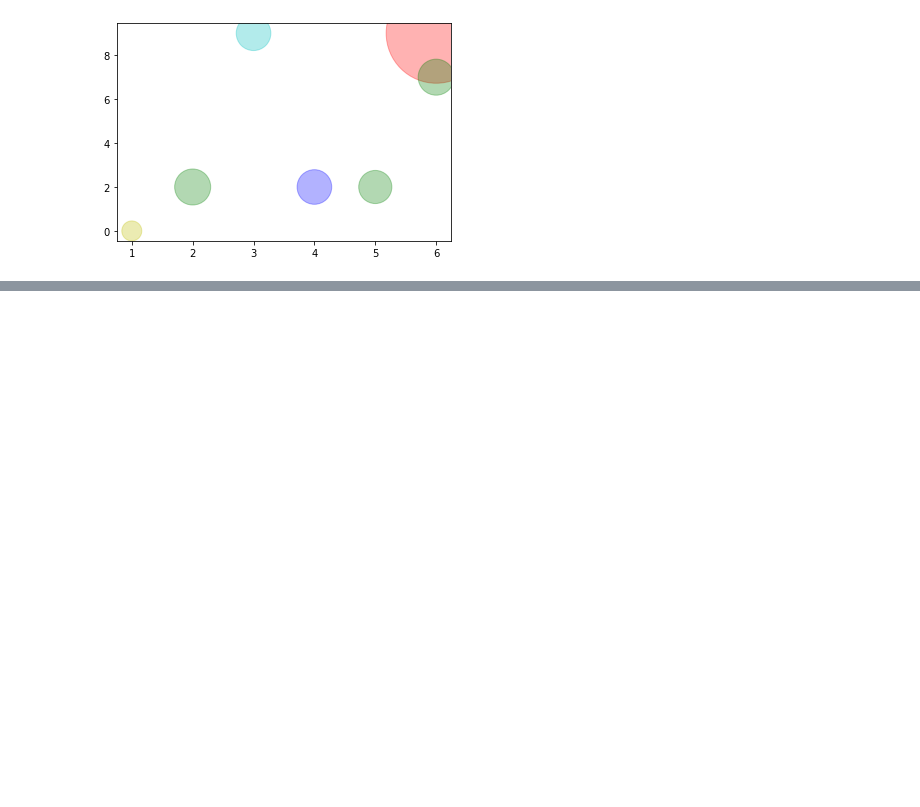
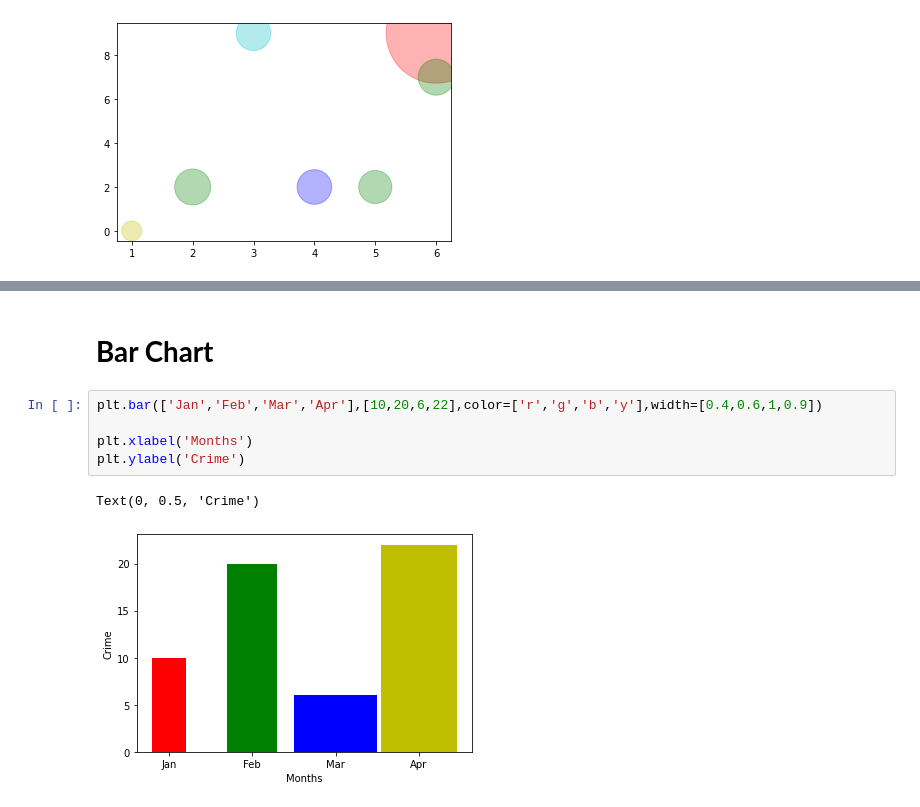
Before and after one commit to Sehaj1904/Data-Science, a Jupyter notebook: Plotting.ipynb, the cells around one changed output, grey strips where cells are left out. Saved outputs shown, nothing was run; the diff lists cells and outputs as text; blank space fills up the shorter version.

```diff
--- a/Plotting.ipynb
+++ b/Plotting.ipynb
@@ -102,0 +149,10 @@ plt.plot()
+# %% [markdown]
+# **Bar Chart**
+# %%
+plt.bar(['Jan','Feb','Mar','Apr'],[10,20,6,22],color=['r','g','b','y'],width=[0.4,0.6,1,0.9])
+
+plt.xlabel('Months')
+plt.ylabel('Crime')
+# %% [output]
+Text(0, 0.5, 'Crime')
+[figure, added]
```
Also changed, not shown: parts of 10 cells of this notebook.
